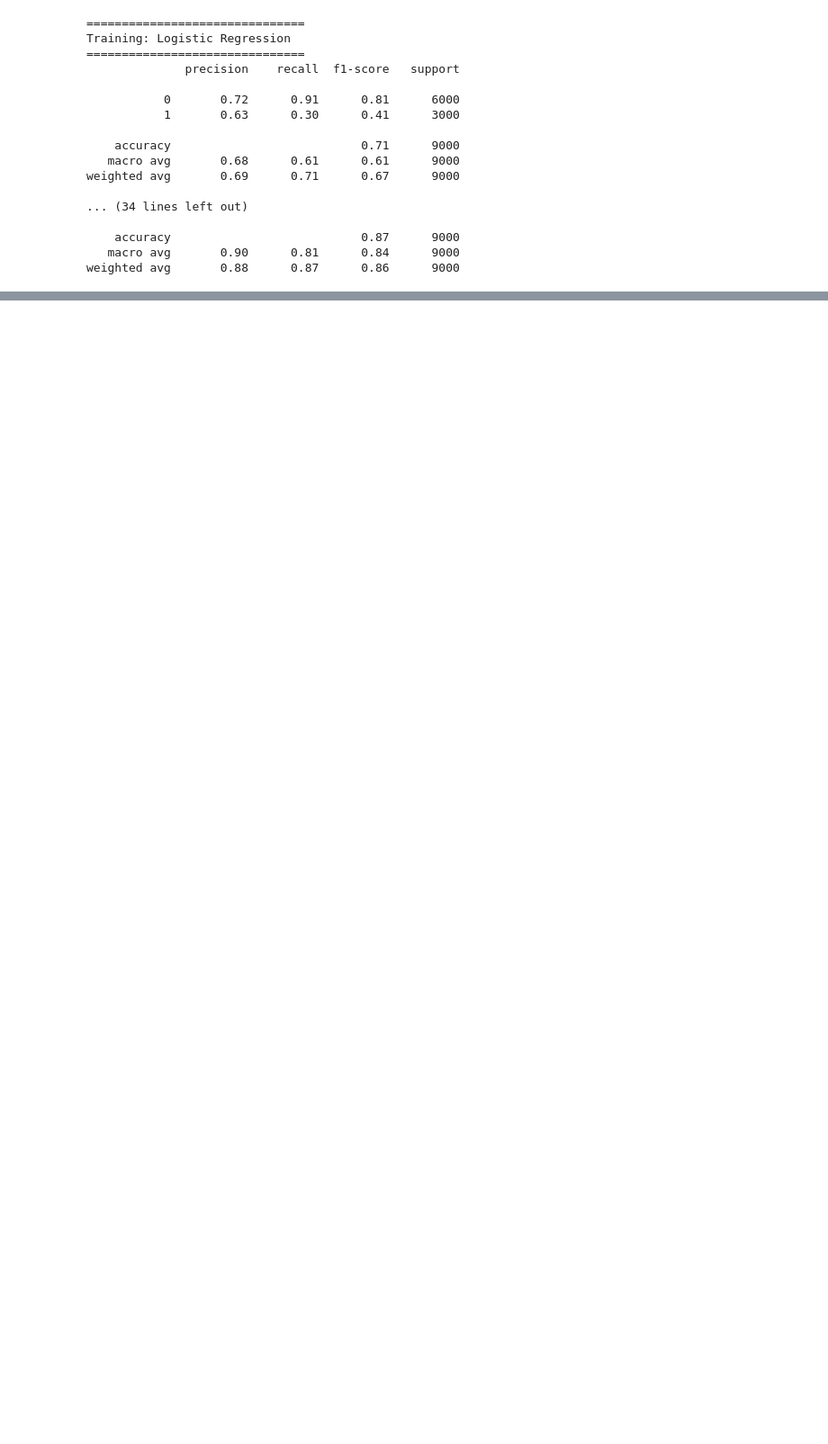
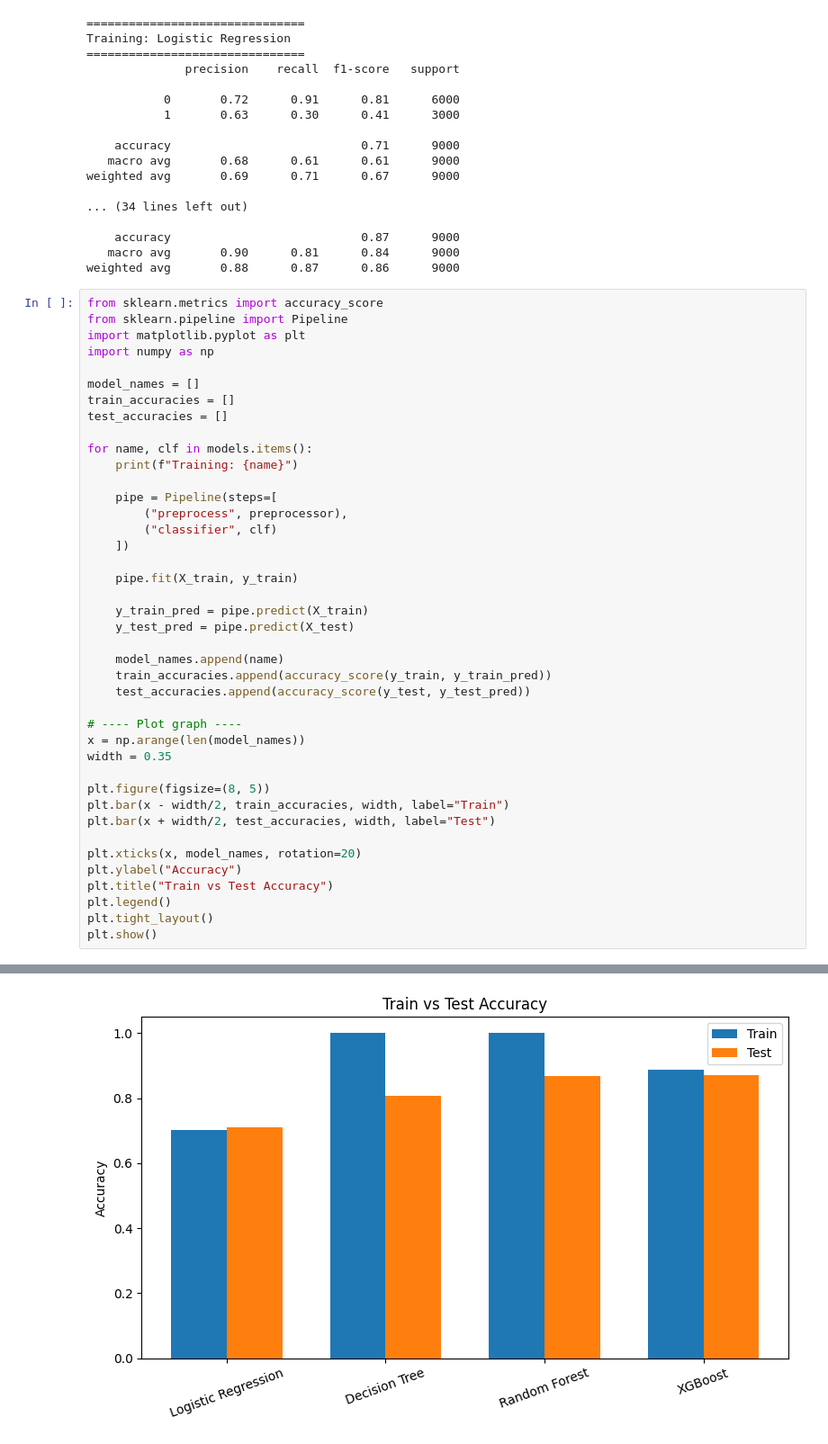
Before and after one commit to Chamii391/FarmFusion_AI, a Jupyter notebook: backend/notebooks/ml_model.ipynb, the cells around one changed output, grey strips where cells are left out. Shown at 90% size. Drawn from its saved outputs; the diff is of its cells as text; blank space fills up the shorter version.

```diff
--- a/backend/notebooks/ml_model.ipynb
+++ b/backend/notebooks/ml_model.ipynb
@@ -197,3 +197,45 @@ weighted avg       0.69      0.71      0.67      9000
     accuracy                           0.87      9000
    macro avg       0.90      0.81      0.84      9000
 weighted avg       0.88      0.87      0.86      9000
+# %%
+from sklearn.metrics import accuracy_score
+from sklearn.pipeline import Pipeline
+import matplotlib.pyplot as plt
+import numpy as np
+
+model_names = []
+train_accuracies = []
+test_accuracies = []
+
+for name, clf in models.items():
+    print(f"Training: {name}")
+
+    pipe = Pipeline(steps=[
+        ("preprocess", preprocessor),
+        ("classifier", clf)
+    ])
+
+    pipe.fit(X_train, y_train)
+
+    y_train_pred = pipe.predict(X_train)
+    y_test_pred = pipe.predict(X_test)
+
+    model_names.append(name)
+    train_accuracies.append(accuracy_score(y_train, y_train_pred))
+    test_accuracies.append(accuracy_score(y_test, y_test_pred))
+
+# ---- Plot graph ----
+x = np.arange(len(model_names))
+width = 0.35
+
+plt.figure(figsize=(8, 5))
+plt.bar(x - width/2, train_accuracies, width, label="Train")
+plt.bar(x + width/2, test_accuracies, width, label="Test")
+
+plt.xticks(x, model_names, rotation=20)
+plt.ylabel("Accuracy")
+plt.title("Train vs Test Accuracy")
+plt.legend()
+plt.tight_layout()
+plt.show()
+# %% [output]
@@ -199,0 +246 @@ weighted avg       0.88      0.87      0.86      9000
+[figure, added]
```
Also changed, not shown: parts of 6 cells of this notebook, 5 other files.
